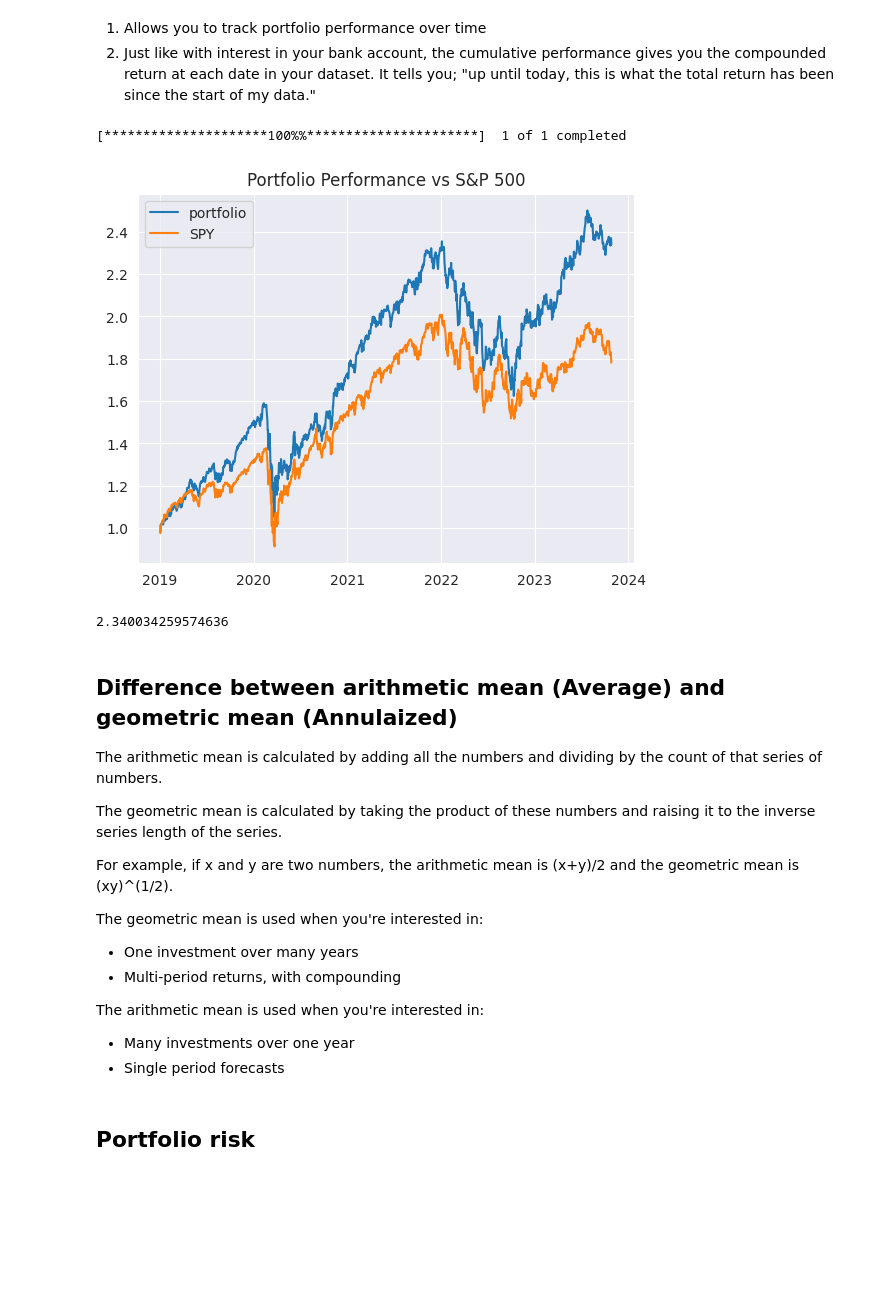
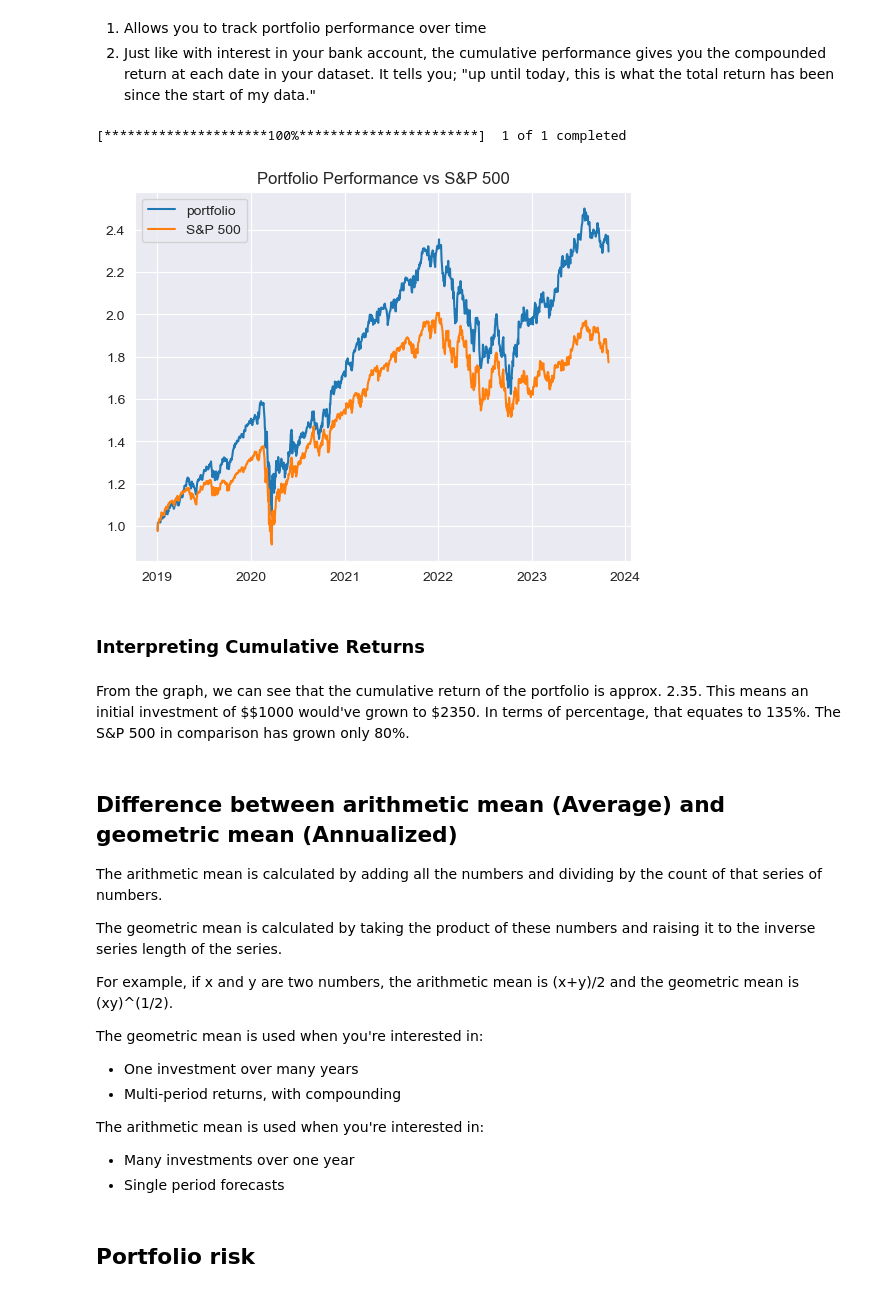
Before and after one commit to rahulakrish/portfolio_builder, a Jupyter notebook: code/new.ipynb, the cells around one changed output. Drawn from its saved outputs; the diff is of its cells as text; code cells hidden in the pictures; blank space fills up the shorter version.

Commit message:
completed interpreations of returns and risk

```diff
--- a/code/new.ipynb
+++ b/code/new.ipynb
@@ -971,6 +974,12 @@ THere are different kinds of returns:
 
 portfolio = ['GE', 'JPM', 'MSFT', 'PG']
 df = yf.download(portfolio,start=start_date,end=end_date)
+
+#comparing portfolio performace with overall market performance
+#using ^GSPC to capture the S&P 500 and calculating cumulative returns similarly
+sp_500 = yf.download('^GSPC',start=start_date,end=end_date)
+sp_500 = sp_500[['Adj Close']]
+sp_500['daily_returns'] = sp_500['Adj Close'].pct_change()
 
 #using only adj close
 df = df[['Adj Close']]
@@ -978,7 +987,6 @@ df.head()
 
 #getting the  retuns using pct_change
 returns = df.pct_change()
-
 
 #mean of the daily returns
 meanDailyReturns=returns.mean()
@@ -988,5 +996,8 @@ weights = np.array([0.05,0.4,0.3,0.25])
 
 #to get the average return of the portfolio, multiply the mean of daily returns by the weights and take the sum
 portReturn = round(np.sum(meanDailyReturns*weights) *100,2)
-print(f'Average Return: {portReturn} %')
+print(f'Average Return of portfolio calculated daily: {portReturn} %')
+
+sp_500_meanDailyReturns = round(sp_500['daily_returns'].mean(),4)*100
+print(f'Average Return of the S&P 500 calulated daily: {sp_500_meanDailyReturns}%')
 # %% [output]
@@ -1000,40 +1018,37 @@ Average Return: 0.08 %
 # %%
 returns['portfolio'] = returns.dot(weights)
 returns.head()
 
 # return.dot(weights)
 # for eg: first row: (0.099*0.25) + (0.01519*0.25) + (-0.041*0.5) = -0.0493
 #this way you calulate daily cumulative return
 
 # from the daily cumulative returns, you calculate total cumulative return
 daily_cum_ret=(1+returns).cumprod()
 # this is the formula. don't know how it works, but let's move on
 # daily_cum_ret['portfolio'][-1]*100)
 
-#comparing portfolio performace with overall market performance
-#using SPY to capture the S&P 500 and calculating cumulative returns similarly
-spy = yf.download('SPY',start=start_date,end=end_date)
-spy = spy[['Adj Close']]
 
-spy['daily_returns'] = spy['Adj Close'].pct_change()
-spy.head()
-spy['cum_returns'] = (1+spy['daily_returns']).cumprod()
+sp_500.head()
+sp_500['cum_returns'] = (1+sp_500['daily_returns']).cumprod()
 
 #plotting returns
 fig,ax = plt.subplots()
 ax.plot(daily_cum_ret.index, daily_cum_ret.portfolio,label='portfolio')
-ax.plot(spy.index,spy['cum_returns'], label = 'SPY')
+ax.plot(sp_500.index,spy['cum_returns'], label = 'S&P 500')
 ax.set_title('Portfolio Performance vs S&P 500');
 ax.legend();
 # %% [output]
-[*********************100%%**********************]  1 of 1 completed
+[*********************100%***********************]  1 of 1 completed
-[figure, old version]
+[figure, new version]
-# %%
-daily_cum_ret['portfolio'][-1]
-# %% [output]
-2.340034259574636
+# %% [markdown]
+### Interpreting Cumulative Returns
+# %% [markdown]
+From the graph, we can see that the cumulative return of the portfolio is approx. 2.35.
+This means an initial investment of $$1000 would've grown to $2350. In terms of percentage, that equates to 135%.
+The S&P 500 in comparison has grown only 80%.
 # %% [markdown]
-## Difference between arithmetic mean (Average) and geometric mean (Annulaized)
+## Difference between arithmetic mean (Average) and geometric mean (Annualized)
 
 
 
```
Also changed, not shown: parts of 12 cells of this notebook.
